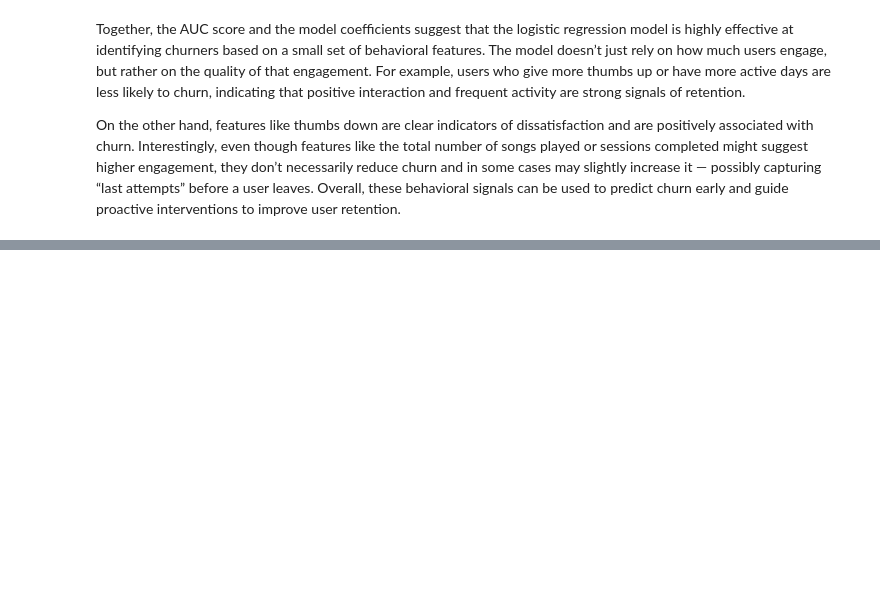
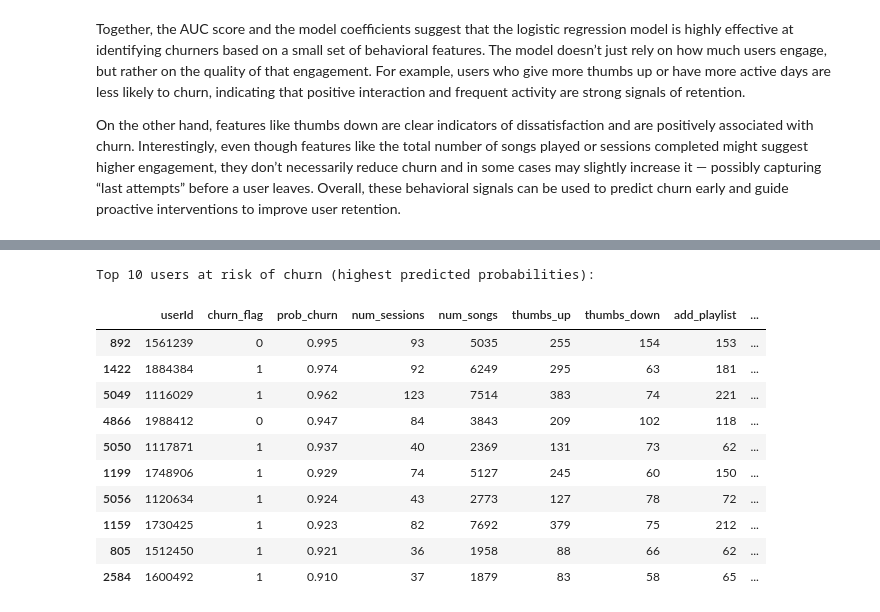
Before and after one commit to ZlataSparrow/Churn_Risk_Classification, a Jupyter notebook: notebook/03_Logistic_Regression_Classifier .ipynb, the cells around one changed output, grey strips where cells are left out. Saved outputs shown, nothing was run; the diff lists cells and outputs as text; code cells hidden in the pictures; blank space fills up the shorter version.

```diff
--- a/notebook/03_Logistic_Regression_Classifier .ipynb
+++ b/notebook/03_Logistic_Regression_Classifier .ipynb
@@ -165,0 +214,26 @@ On the other hand, features like thumbs down are clear indicators of dissatisfac
+# %%
+# top 10 users most at risk of churning
+display_cols = ["userId", "churn_flag", "prob_churn", "num_sessions", "num_songs", "thumbs_up", "thumbs_down", "add_playlist", "active_days"]
+top_churn_risk = pdf.sort_values("prob_churn", ascending=False).head(10)
+
+cols_in_pdf = [col for col in display_cols if col in top_churn_risk.columns]
+missing_cols = [col for col in display_cols if col not in top_churn_risk.columns]
+
+print("Top 10 users at risk of churn (highest predicted probabilities):")
+if cols_in_pdf:
+    display(top_churn_risk[cols_in_pdf].style.format({"prob_churn": "{:.3f}"}).background_gradient(subset=["prob_churn"], cmap="Reds"))
+else:
+    print(top_churn_risk)
+# %% [output]
+Top 10 users at risk of churn (highest predicted probabilities):
+|  | userId | churn_flag | prob_churn | num_sessions | num_songs | thumbs_up | thumbs_down | add_playlist | ... |
+| 892 | 1561239 | 0 | 0.995 | 93 | 5035 | 255 | 154 | 153 | ... |
+| 1422 | 1884384 | 1 | 0.974 | 92 | 6249 | 295 | 63 | 181 | ... |
+| 5049 | 1116029 | 1 | 0.962 | 123 | 7514 | 383 | 74 | 221 | ... |
+| 4866 | 1988412 | 0 | 0.947 | 84 | 3843 | 209 | 102 | 118 | ... |
+| 5050 | 1117871 | 1 | 0.937 | 40 | 2369 | 131 | 73 | 62 | ... |
+| 1199 | 1748906 | 1 | 0.929 | 74 | 5127 | 245 | 60 | 150 | ... |
+| 5056 | 1120634 | 1 | 0.924 | 43 | 2773 | 127 | 78 | 72 | ... |
+| 1159 | 1730425 | 1 | 0.923 | 82 | 7692 | 379 | 75 | 212 | ... |
+| 805 | 1512450 | 1 | 0.921 | 36 | 1958 | 88 | 66 | 62 | ... |
+| 2584 | 1600492 | 1 | 0.910 | 37 | 1879 | 83 | 58 | 65 | ... |
```
Also changed, not shown: parts of 14 cells of this notebook.
